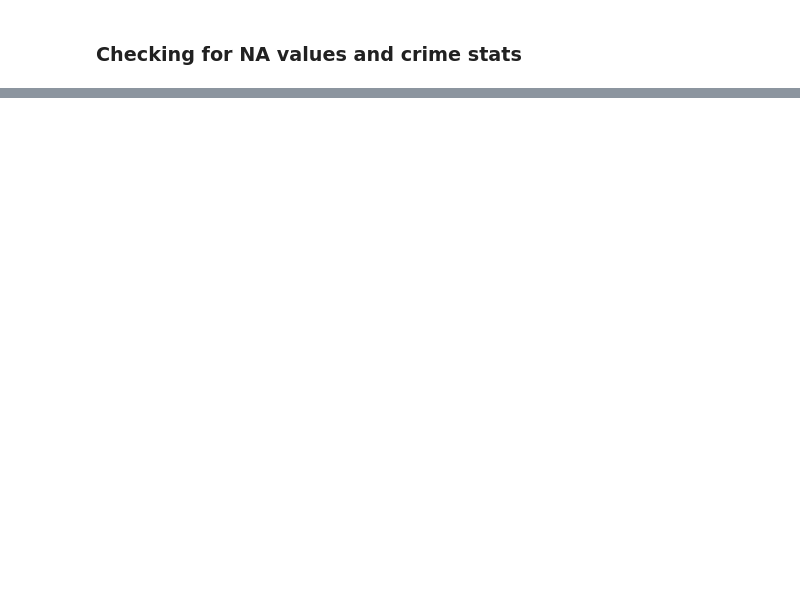
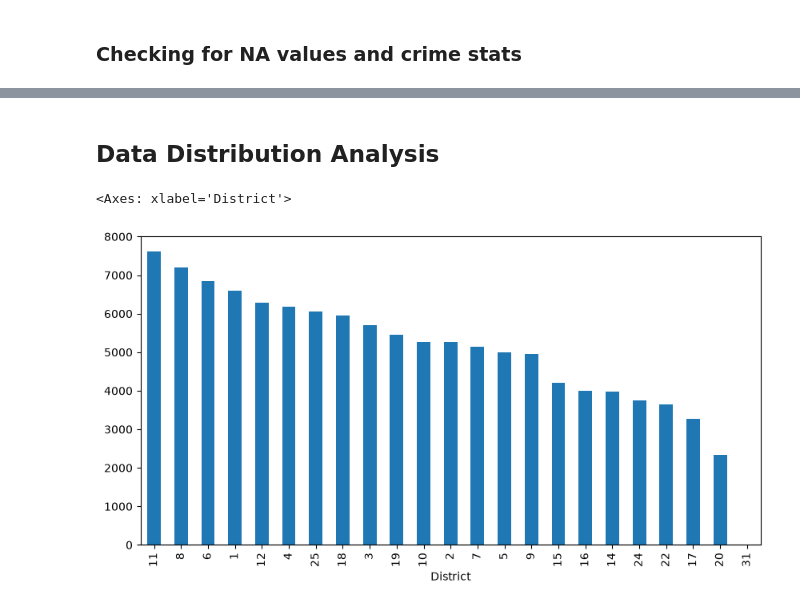
Before and after one commit to Shetty-Amogh/s4ds-ml-task, a Jupyter notebook: Task1/task1.ipynb, the cells around one changed output, grey strips where cells are left out. Saved outputs shown, nothing was run; the diff lists cells and outputs as text; code cells hidden in the pictures; blank space fills up the shorter version.

```diff
--- a/Task1/task1.ipynb
+++ b/Task1/task1.ipynb
@@ -72,0 +28,4 @@ Name: count, dtype: int64
+# %%
+df['Date'] = pd.to_datetime(df['Date'])
+df['timestamp'] = df['Date'].dt.strftime('%H:%M')
+time_counts = df['timestamp'].value_counts().sort_values(ascending=False).head(10)
@@ -72,0 +36,3 @@ Name: count, dtype: int64
+# %%
+df = df.dropna()
+df = df[df['timestamp'] != '00:00']
@@ -72,0 +49,9 @@ Name: count, dtype: int64
+# %%
+df = df.drop(columns=['IUCR','Description','FBI Code','Updated On','Latitude','Longitude','X Coordinate','Y Coordinate','Location','Case Number','_year'])
+# %% [markdown]
+## Data Distribution Analysis
+# %%
+df['District'].value_counts().plot(kind='bar', figsize=(10, 5))
+# %% [output]
+<Axes: xlabel='District'>
+[figure, added]
```
Also changed, not shown: parts of 17 cells of this notebook, 1 other file.
